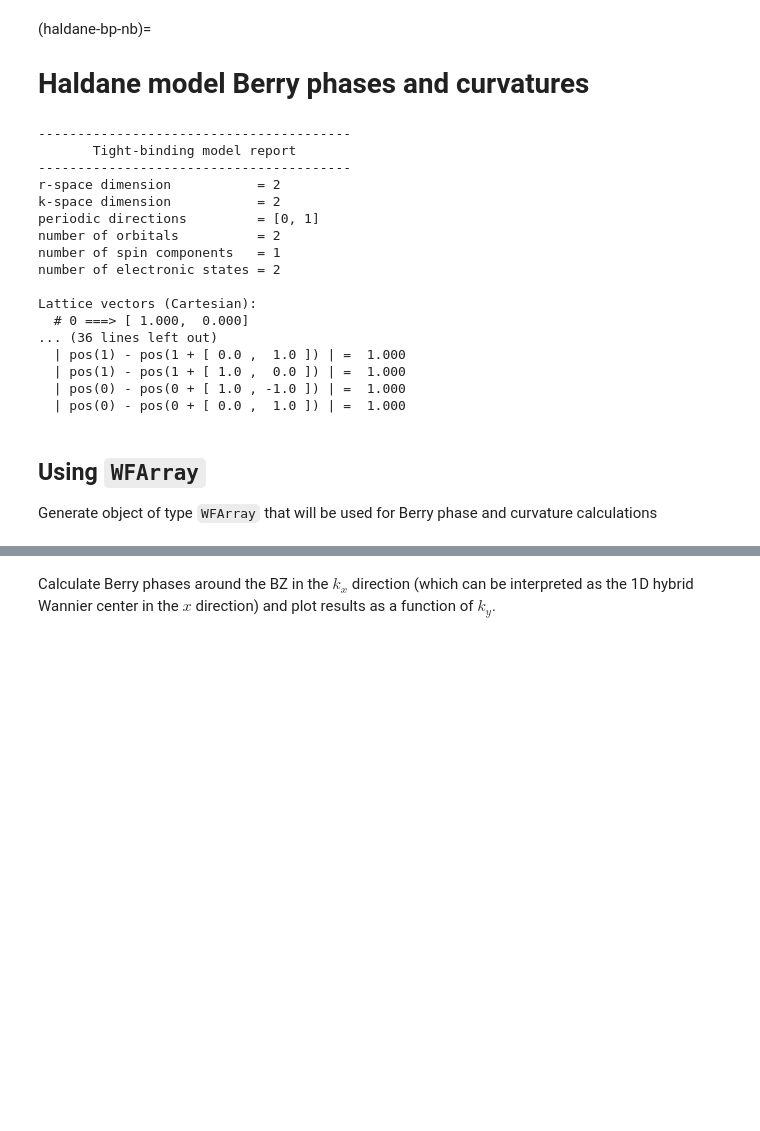
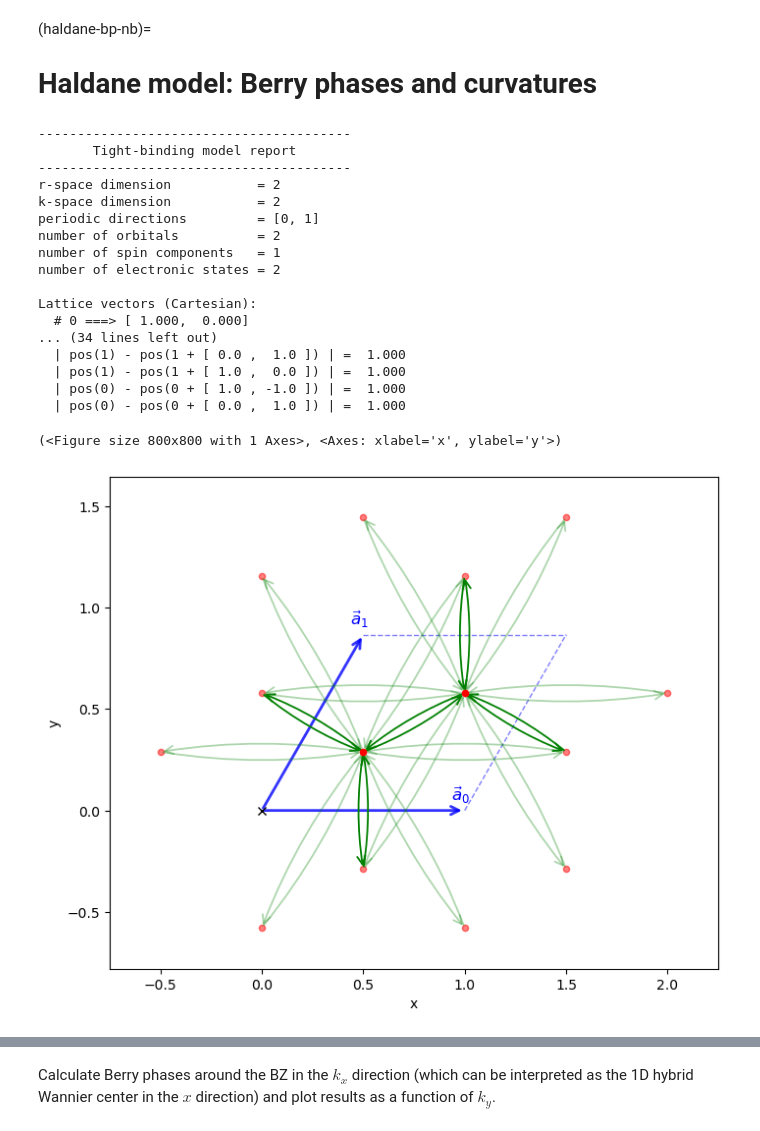
Before and after one commit to pythtb/pythtb, a Jupyter notebook: docs/source/examples_ipynb/haldane_bp.ipynb, the cells around one changed output, grey strips where cells are left out. Saved outputs shown, nothing was run; the diff lists cells and outputs as text; code cells hidden in the pictures; blank space fills up the shorter version.

```diff
--- a/docs/source/examples_ipynb/haldane_bp.ipynb
+++ b/docs/source/examples_ipynb/haldane_bp.ipynb
@@ -1,6 +1,6 @@
 # %% [markdown]
 (haldane-bp-nb)=
-# Haldane model Berry phases and curvatures
+# Haldane model: Berry phases and curvatures
 # %%
 from pythtb import TBModel, Lattice, WFArray, Mesh
 import numpy as np
@@ -27,35 +27,34 @@ my_model.set_onsite([-delta, delta])
 # (amplitude, i, j, [lattice vector to cell containing j])
 my_model.set_hop(t, 0, 1, [0, 0])
 my_model.set_hop(t, 1, 0, [1, 0])
 my_model.set_hop(t, 1, 0, [0, 1])
 # add second neighbour complex hoppings
 my_model.set_hop(t2, 0, 0, [1, 0])
 my_model.set_hop(t2, 1, 1, [1, -1])
 my_model.set_hop(t2, 1, 1, [0, 1])
 my_model.set_hop(t2c, 1, 1, [1, 0])
 my_model.set_hop(t2c, 0, 0, [1, -1])
 my_model.set_hop(t2c, 0, 0, [0, 1])
 
 print(my_model)
+my_model.visualize()
 # %% [output]
 ----------------------------------------
        Tight-binding model report
 ----------------------------------------
 r-space dimension           = 2
 k-space dimension           = 2
 periodic directions         = [0, 1]
 number of orbitals          = 2
 number of spin components   = 1
 number of electronic states = 2
 
 Lattice vectors (Cartesian):
   # 0 ===> [ 1.000,  0.000]
-... (36 lines left out)
+... (34 lines left out)
   | pos(1) - pos(1 + [ 0.0 ,  1.0 ]) | =  1.000
   | pos(1) - pos(1 + [ 1.0 ,  0.0 ]) | =  1.000
   | pos(0) - pos(0 + [ 1.0 , -1.0 ]) | =  1.000
   | pos(0) - pos(0 + [ 0.0 ,  1.0 ]) | =  1.000
+(<Figure size 800x800 with 1 Axes>, <Axes: xlabel='x', ylabel='y'>)
+[figure, added]
-# %% [markdown]
-## Using `WFArray`
-
-Generate object of type `WFArray` that will be used for Berry phase and curvature calculations
```
Also changed, not shown: parts of 13 cells of this notebook, 50 other files.
